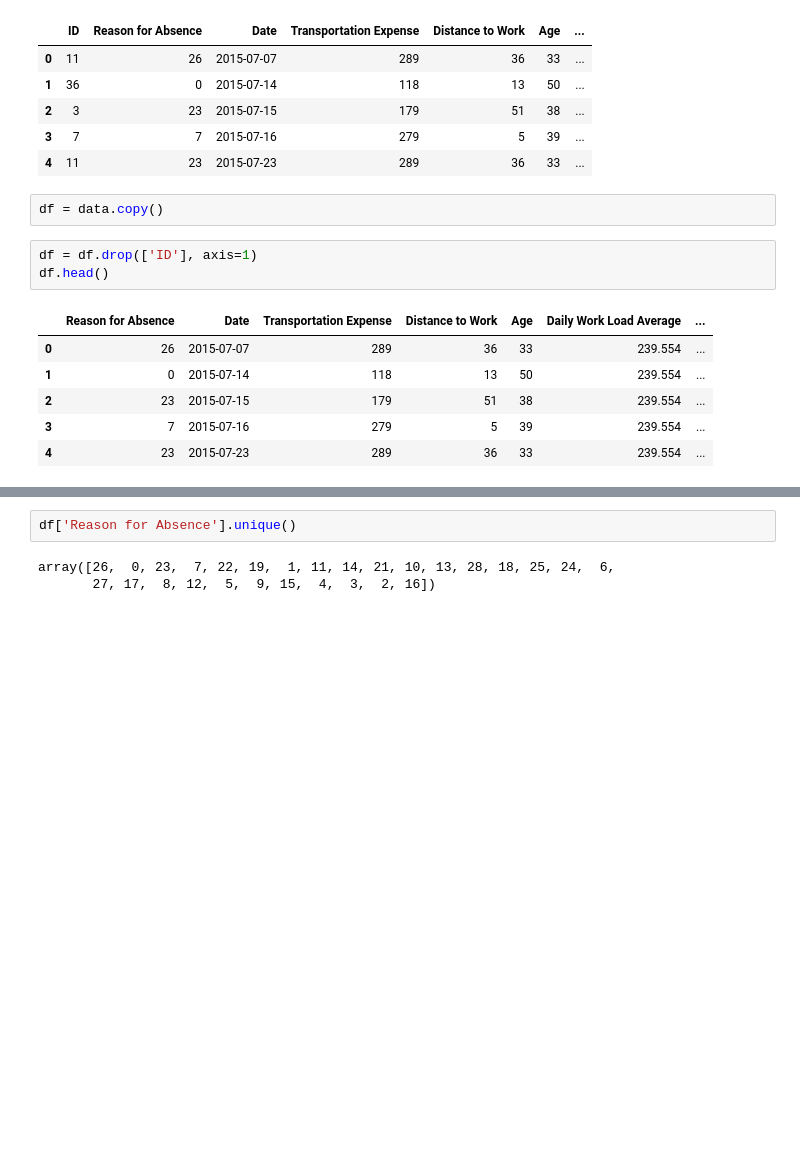
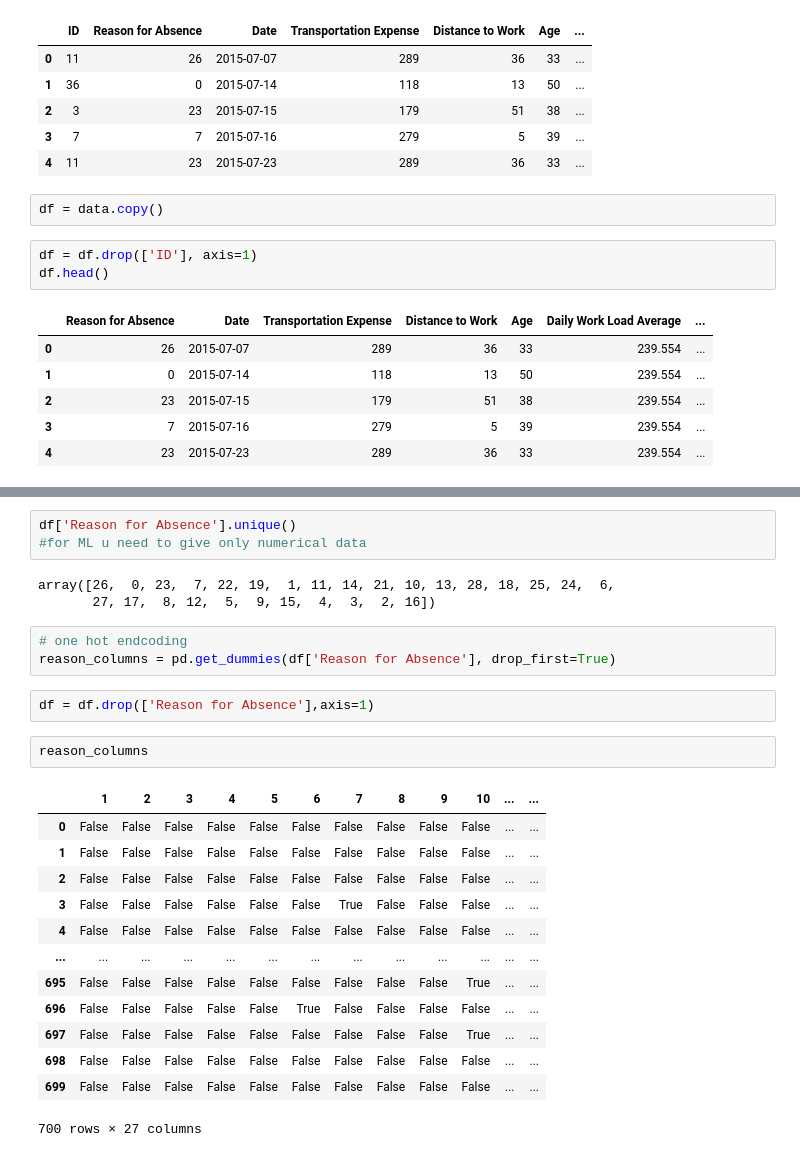
Before and after one commit to SachinGunjal001/Python-for-Machine-Learning, a Jupyter notebook: Absenteeism Prediction in Workplace Project/Absenteeism Prediction.ipynb, the cells around one changed output, grey strips where cells are left out. Drawn from its saved outputs; the diff is of its cells as text; blank space fills up the shorter version.

```diff
--- a/Absenteeism Prediction in Workplace Project/Absenteeism Prediction.ipynb
+++ b/Absenteeism Prediction in Workplace Project/Absenteeism Prediction.ipynb
@@ -61,5 +78,27 @@ memory usage: 60.3 KB
 # %%
 df['Reason for Absence'].unique()
+#for ML u need to give only numerical data
 # %% [output]
 array([26,  0, 23,  7, 22, 19,  1, 11, 14, 21, 10, 13, 28, 18, 25, 24,  6,
        27, 17,  8, 12,  5,  9, 15,  4,  3,  2, 16])
+# %%
+# one hot endcoding
+reason_columns = pd.get_dummies(df['Reason for Absence'], drop_first=True)
+# %%
+df = df.drop(['Reason for Absence'],axis=1)
+# %%
+reason_columns
+# %% [output]
+|  | 1 | 2 | 3 | 4 | 5 | 6 | 7 | 8 | 9 | 10 | ... | ... |
+| 0 | False | False | False | False | False | False | False | False | False | False | ... | ... |
+| 1 | False | False | False | False | False | False | False | False | False | False | ... | ... |
+| 2 | False | False | False | False | False | False | False | False | False | False | ... | ... |
+| 3 | False | False | False | False | False | False | True | False | False | False | ... | ... |
+| 4 | False | False | False | False | False | False | False | False | False | False | ... | ... |
+| ... | ... | ... | ... | ... | ... | ... | ... | ... | ... | ... | ... | ... |
+| 695 | False | False | False | False | False | False | False | False | False | True | ... | ... |
+| 696 | False | False | False | False | False | True | False | False | False | False | ... | ... |
+| 697 | False | False | False | False | False | False | False | False | False | True | ... | ... |
+| 698 | False | False | False | False | False | False | False | False | False | False | ... | ... |
+| 699 | False | False | False | False | False | False | False | False | False | False | ... | ... |
+700 rows × 27 columns
```
Also changed, not shown: parts of 22 cells of this notebook, 1 other file.
